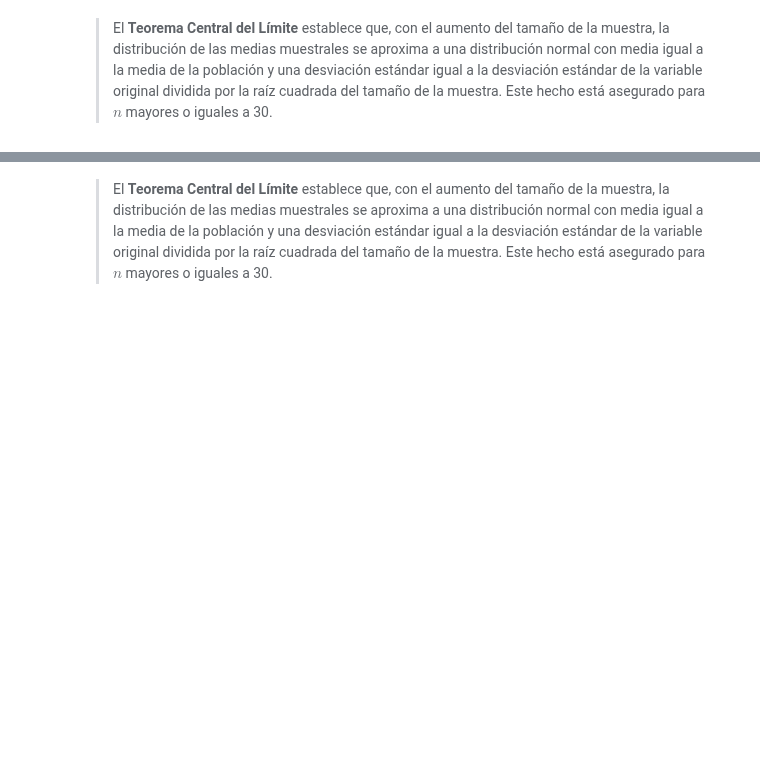
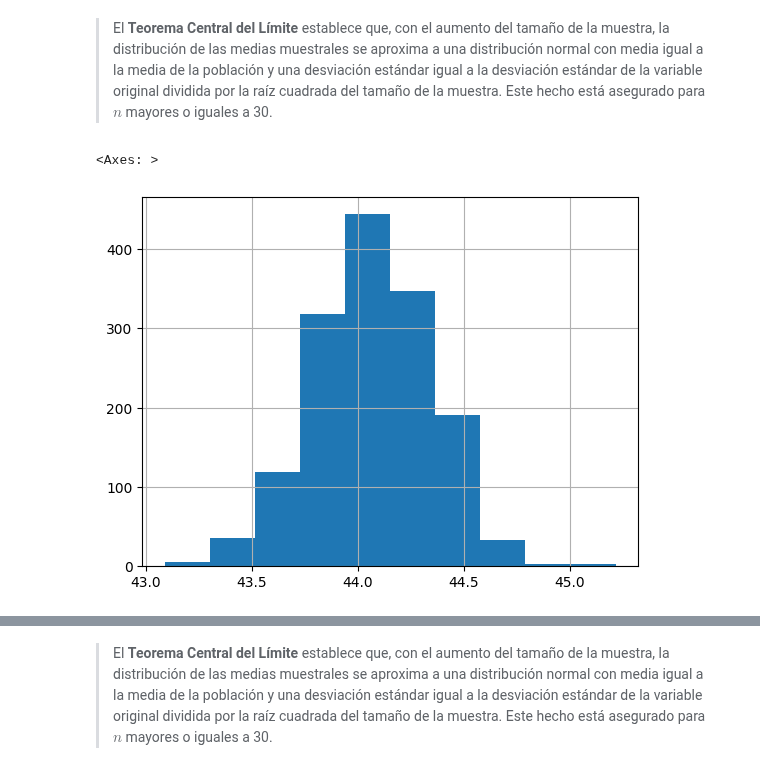
Before and after one commit to r2x4/machine_alura_oracle, a Jupyter notebook: probabilidad_y_muestreo/Inicial.ipynb, the cells around one changed output, grey strips where cells are left out. Saved outputs shown, nothing was run; the diff lists cells and outputs as text; code cells hidden in the pictures; blank space fills up the shorter version.

```diff
--- a/probabilidad_y_muestreo/Inicial.ipynb
+++ b/probabilidad_y_muestreo/Inicial.ipynb
@@ -1154,2 +1177,9 @@ muestras.head()
 # %% [markdown]
 > El **Teorema Central del Límite** establece que, con el aumento del tamaño de la muestra, la distribución de las medias muestrales se aproxima a una distribución normal con media igual a la media de la población y una desviación estándar igual a la desviación estándar de la variable original dividida por la raíz cuadrada del tamaño de la muestra. Este hecho está asegurado para $n$ mayores o iguales a 30.
+# %%
+# histograma
+
+muestras.mean().hist()
+# %% [output]
+<Axes: >
+[figure, added]
```
Also changed, not shown: parts of 8 cells of this notebook.
